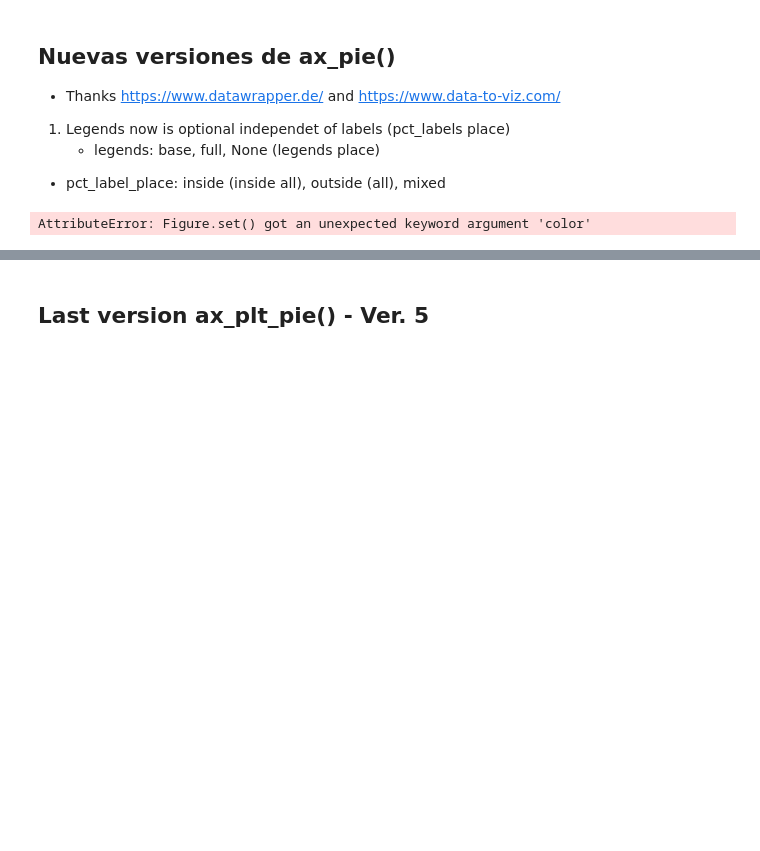
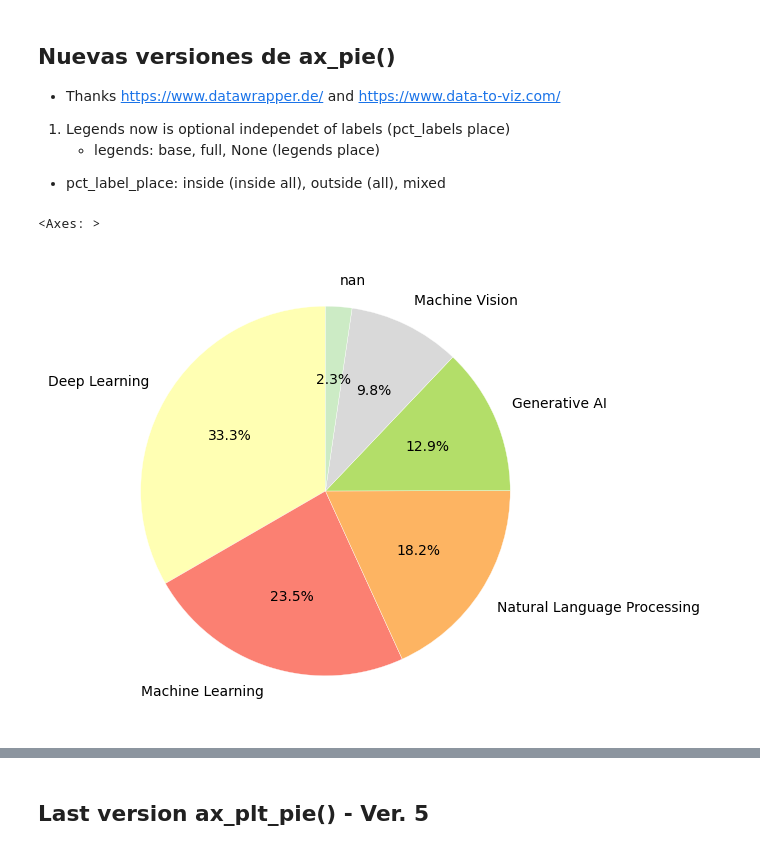
Before and after one commit to jmonti-gh/jm_utils, a Jupyter notebook: des/ax_pie.ipynb, the cells around one changed output, grey strips where cells are left out. Saved outputs shown, nothing was run; the diff lists cells and outputs as text; code cells hidden in the pictures; blank space fills up the shorter version.

```diff
--- a/des/ax_pie.ipynb
+++ b/des/ax_pie.ipynb
@@ -143,7 +183,7 @@ df
 # %%
 ## Vamos a hacer mixed w/legends
 def ax_pie_mixed(ax, data, value_counts=False, order='desc', dropna=True, kind='pie', palette=None, startangle=90, rotation=0,
-                 legend_loc='best', legend_title='LGD Title', pct_decimals=1):
+                 legends=None, legend_title='LGD Title', pct_decimals=1, pct_label_place='mixed'):
 
     ## ----------------------- Data Preparation ---------------------------------------------------------------------------------------------
     fdt = get_fdt(data, value_counts=value_counts, order=order,
@@ -166,53 +206,59 @@ def ax_pie_mixed(ax, data, value_counts=False, order='desc', dropna=True, kind='
         wedgeprops = {'edgecolor': 'white', 'linewidth': 0.25}
      # Define colors
     if palette:
-        color_list = get_color_list(palette, int(len(sr) * 1.5))
+        color_list = get_color_list(palette, int(len(sr) + 2))[1:]
     else:
         color_list = None
 
     total = sr.sum()
     ## ---------------------------------------------------------------------------------------------------------------------------------------
     ## ---------------------- pct_label_place = 'mixed' ------------------------------------------------------------------------------------------
-    # labels = None and autpct = autopct_func
+
     def _make_autopct(values):             # A python Closure
         value_iterator = iter(values)
         def my_autopct(pct):
-            return f"{next(value_iterator):,}\n{pct:.{pct_decimals}f}%"
+            if pct_label_place == 'mixed':
+                return f"{next(value_iterator):,}\n{pct:.{pct_decimals}f}%"
+            else:
+                return f"{pct:.{pct_decimals}f}%"
         return my_autopct
 
     autopct_func = _make_autopct(sr.values)
 
+    labels = sr.index
+
     ax.pie(x = sr,
            wedgeprops = wedgeprops,
-           labels = sr.index,
+           labels = labels,
            rotatelabels = True,
         #    autopct = lambda pct: f"{round(pct * sr.sum() / 100)} | {pct:.1f}%",
            autopct = autopct_func,
            colors = color_list,
            startangle = startangle,
-           textprops = dict(size=10, rotation=rotation, weight='bold'),
+           textprops = dict(size=10, rotation=rotation, weight='medium'),
            )
 
-    # Legends w/all the info
-    # legends = [f"{sr.index[i]} \n| {value} | {round(value / total * 100, 1)} %"
-    #     for i, value in enumerate(sr.values)]
-
-    ax.legend(sr.index,
-            loc=legend_loc,
-            # bbox_to_anchor=(1, -0.1, 0.2, 1),
-            prop={'size': 10},
-            title=legend_title,
-            title_fontproperties = {'size':10, 'weight': 'bold'},
-            bbox_to_anchor=(1, 0.9),
+    if legends == 'std' or legends == 'full':
+        ax.legend(sr.index,
+                loc='best',
+                # bbox_to_anchor=(1, -0.1, 0.2, 1),
+                prop={'size': 10},
+                title=legend_title,
+                title_fontproperties = {'size':10, 'weight': 'bold'},
+                bbox_to_anchor=(1, 0.9),
         )
 
     return ax
 # %%
 # fig, ax = plt.subplots()
-fig, ax = plt.subplots(figsize=(6, 6), color='red')
-ax_pie_mixed(ax, df['Source'], value_counts=True, dropna=False, palette='Blues_r')
+fig, ax = plt.subplots(figsize=(6, 6))
+# ax_pie_mixed(ax, df['Gender'], value_counts=True, dropna=False, palette='Greens_r')
+# ax_pie_mixed(ax, ai['Millon USD'], dropna=False, palette='Blues_r')
+ax_pie_mixed(ax, ai['Millon USD'], dropna=False, palette='Set3', legends='casa', pct_label_place='casa')
+# ax_pie_mixed(ax, ai['Millon USD'], dropna=False)
 # %% [output]
-AttributeError: Figure.set() got an unexpected keyword argument 'color'
+<Axes: >
+[figure, added]
 # %%
 ## Vamos a hacer inside(all) w/legends
 def ax_pie_inside(ax, data, value_counts=False, order='desc', dropna=True, kind='pie', palette=None, startangle=90, rotation=0,
```
Also changed, not shown: parts of 17 cells of this notebook.
